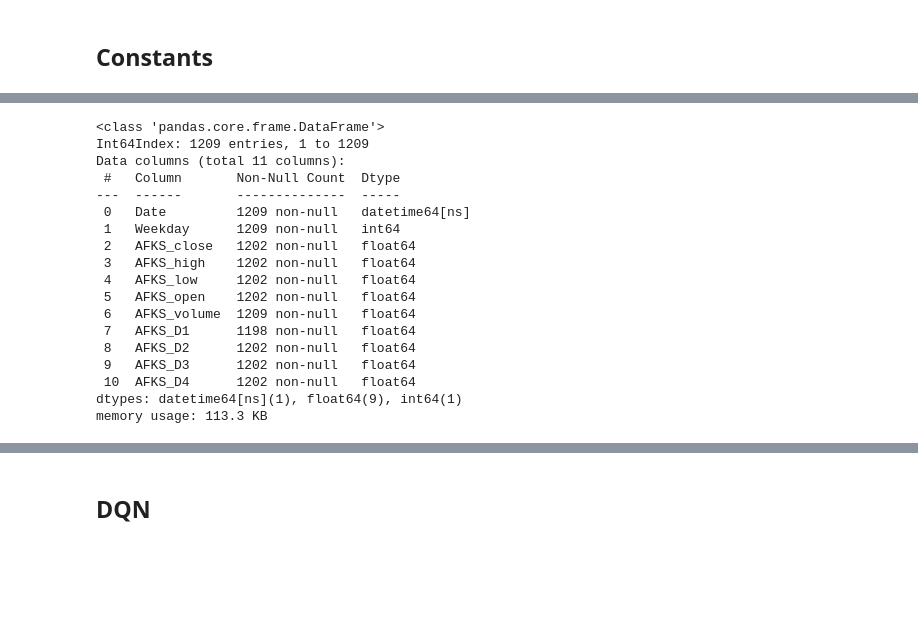
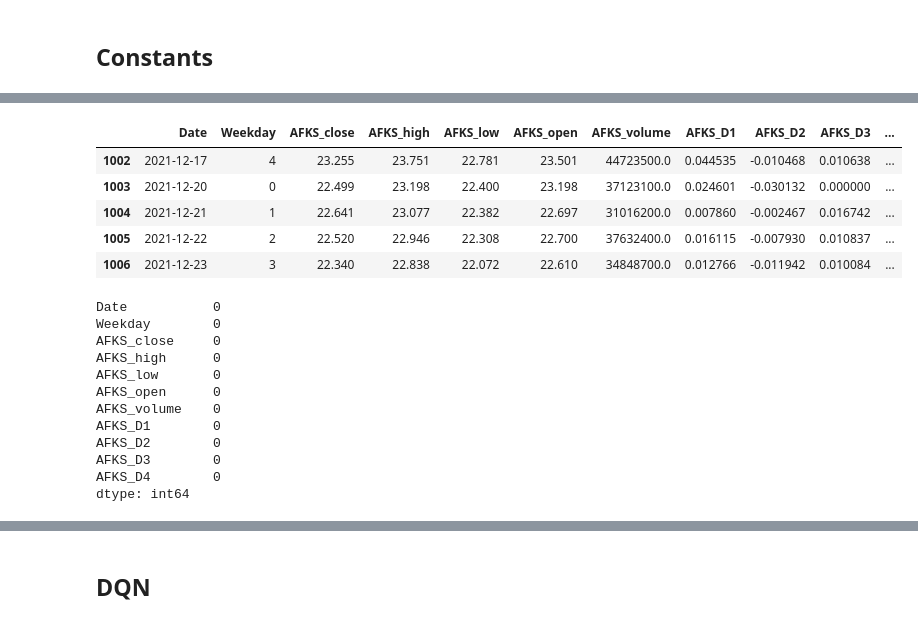
Before and after one commit to andpuc23/Planning_final_stock, a Jupyter notebook: pipeline.ipynb, the cells around one changed output, grey strips where cells are left out. Cells and saved outputs as stored; diff of their text form; code cells hidden in the pictures; blank space fills up the shorter version.

```diff
--- a/pipeline.ipynb
+++ b/pipeline.ipynb
@@ -35,24 +25,27 @@ df.head()
 # %%
-env.data.info()
+env.data.head()
 # %% [output]
-<class 'pandas.core.frame.DataFrame'>
-Int64Index: 1209 entries, 1 to 1209
-Data columns (total 11 columns):
- #   Column       Non-Null Count  Dtype
----  ------       --------------  -----
- 0   Date         1209 non-null   datetime64[ns]
- 1   Weekday      1209 non-null   int64
- 2   AFKS_close   1202 non-null   float64
- 3   AFKS_high    1202 non-null   float64
- 4   AFKS_low     1202 non-null   float64
- 5   AFKS_open    1202 non-null   float64
- 6   AFKS_volume  1209 non-null   float64
- 7   AFKS_D1      1198 non-null   float64
- 8   AFKS_D2      1202 non-null   float64
- 9   AFKS_D3      1202 non-null   float64
- 10  AFKS_D4      1202 non-null   float64
-dtypes: datetime64[ns](1), float64(9), int64(1)
-memory usage: 113.3 KB
+|  | Date | Weekday | AFKS_close | AFKS_high | AFKS_low | AFKS_open | AFKS_volume | AFKS_D1 | AFKS_D2 | AFKS_D3 | ... |
+| 1002 | 2021-12-17 | 4 | 23.255 | 23.751 | 22.781 | 23.501 | 44723500.0 | 0.044535 | -0.010468 | 0.010638 | ... |
+| 1003 | 2021-12-20 | 0 | 22.499 | 23.198 | 22.400 | 23.198 | 37123100.0 | 0.024601 | -0.030132 | 0.000000 | ... |
+| 1004 | 2021-12-21 | 1 | 22.641 | 23.077 | 22.382 | 22.697 | 31016200.0 | 0.007860 | -0.002467 | 0.016742 | ... |
+| 1005 | 2021-12-22 | 2 | 22.520 | 22.946 | 22.308 | 22.700 | 37632400.0 | 0.016115 | -0.007930 | 0.010837 | ... |
+| 1006 | 2021-12-23 | 3 | 22.340 | 22.838 | 22.072 | 22.610 | 34848700.0 | 0.012766 | -0.011942 | 0.010084 | ... |
+# %%
+env.data.isna().sum()
+# %% [output]
+Date           0
+Weekday        0
+AFKS_close     0
+AFKS_high      0
+AFKS_low       0
+AFKS_open      0
+AFKS_volume    0
+AFKS_D1        0
+AFKS_D2        0
+AFKS_D3        0
+AFKS_D4        0
+dtype: int64
 # %%
 start_date = env.first_date()
 # %%
```
Also changed, not shown: parts of 21 cells of this notebook, 2 other files.
